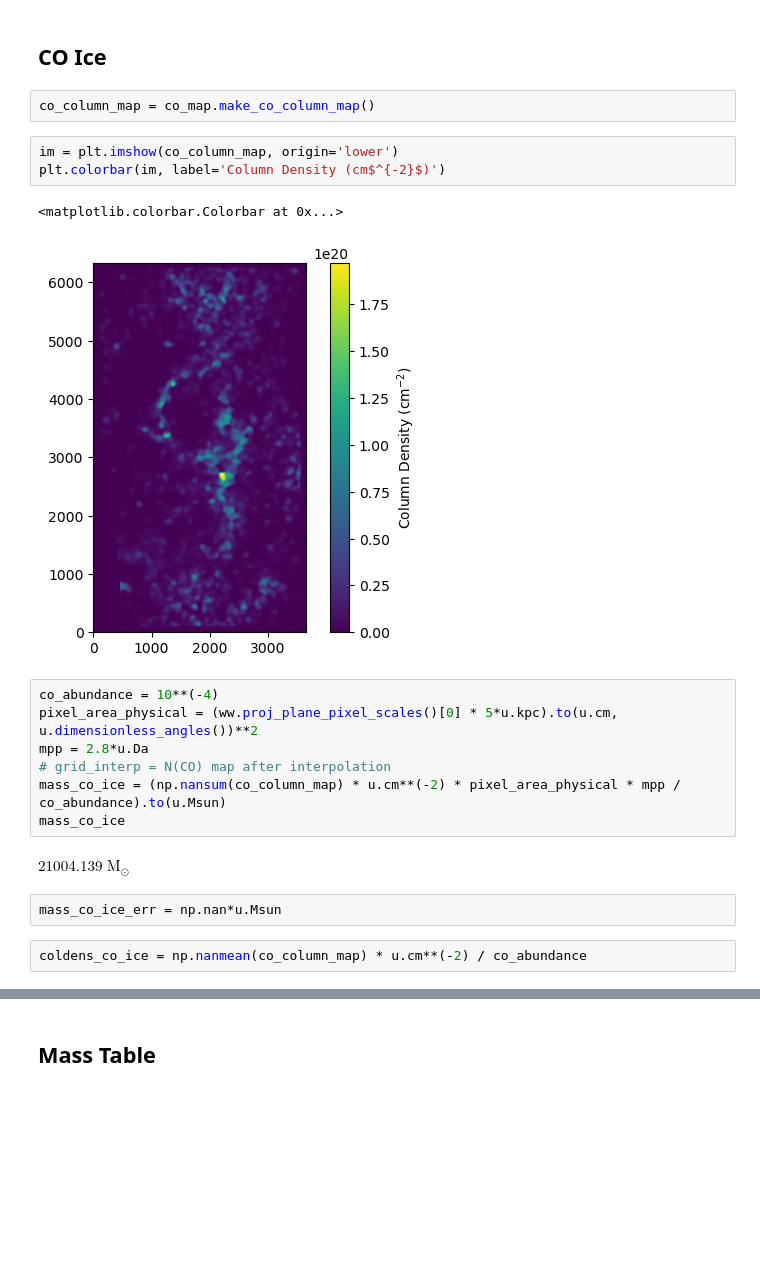
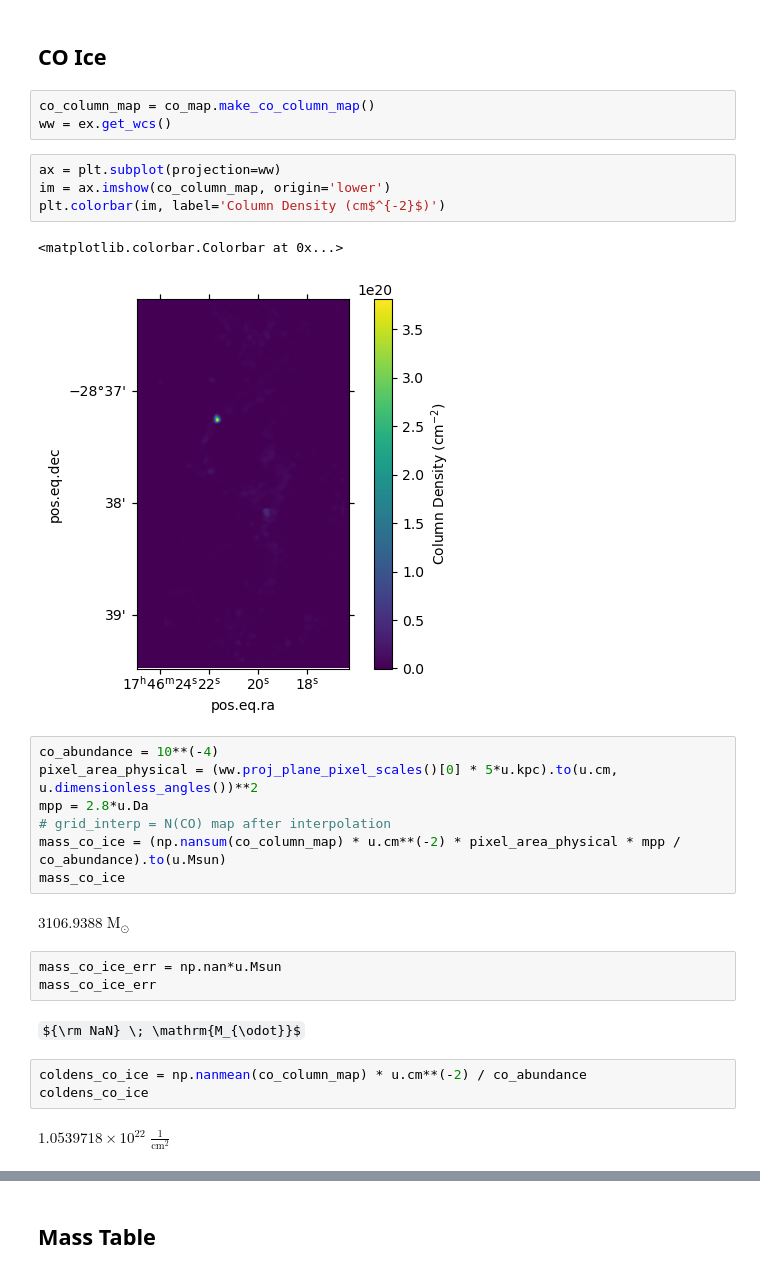
Before and after one commit to SpacialTree/lactea-filament, a Jupyter notebook: lactea-filament/notebooks/filament_mass_table.ipynb, the cells around one changed output, grey strips where cells are left out. Saved outputs shown, nothing was run; the diff lists cells and outputs as text; some formulas as TeX source; blank space fills up the shorter version.

```diff
--- a/lactea-filament/notebooks/filament_mass_table.ipynb
+++ b/lactea-filament/notebooks/filament_mass_table.ipynb
@@ -326,12 +326,14 @@ $258.67739 \; \mathrm{M_{\odot}}$
 ## CO Ice
 # %%
 co_column_map = co_map.make_co_column_map()
+ww = ex.get_wcs()
 # %%
-im = plt.imshow(co_column_map, origin='lower')
+ax = plt.subplot(projection=ww)
+im = ax.imshow(co_column_map, origin='lower')
 plt.colorbar(im, label='Column Density (cm$^{-2}$)')
 # %% [output]
 <matplotlib.colorbar.Colorbar at 0x...>
-[figure, old version]
+[figure, new version]
 # %%
 co_abundance = 10**(-4)
 pixel_area_physical = (ww.proj_plane_pixel_scales()[0] * 5*u.kpc).to(u.cm, u.dimensionless_angles())**2
@@ -340,10 +342,16 @@ mpp = 2.8*u.Da
 mass_co_ice = (np.nansum(co_column_map) * u.cm**(-2) * pixel_area_physical * mpp / co_abundance).to(u.Msun)
 mass_co_ice
 # %% [output]
-$21004.139 \; \mathrm{M_{\odot}}$
+$3106.9388 \; \mathrm{M_{\odot}}$
 # %%
 mass_co_ice_err = np.nan*u.Msun
+mass_co_ice_err
+# %% [output]
+${\rm NaN} \; \mathrm{M_{\odot}}$
 # %%
 coldens_co_ice = np.nanmean(co_column_map) * u.cm**(-2) / co_abundance
+coldens_co_ice
+# %% [output]
+$1.0539718 \times 10^{22} \; \mathrm{\frac{1}{cm^{2}}}$
 # %%
 coldens_co_ice_err = np.nanstd(co_column_map) * u.cm**(-2) / co_abundance
```
Also changed, not shown: parts of 13 cells of this notebook.
